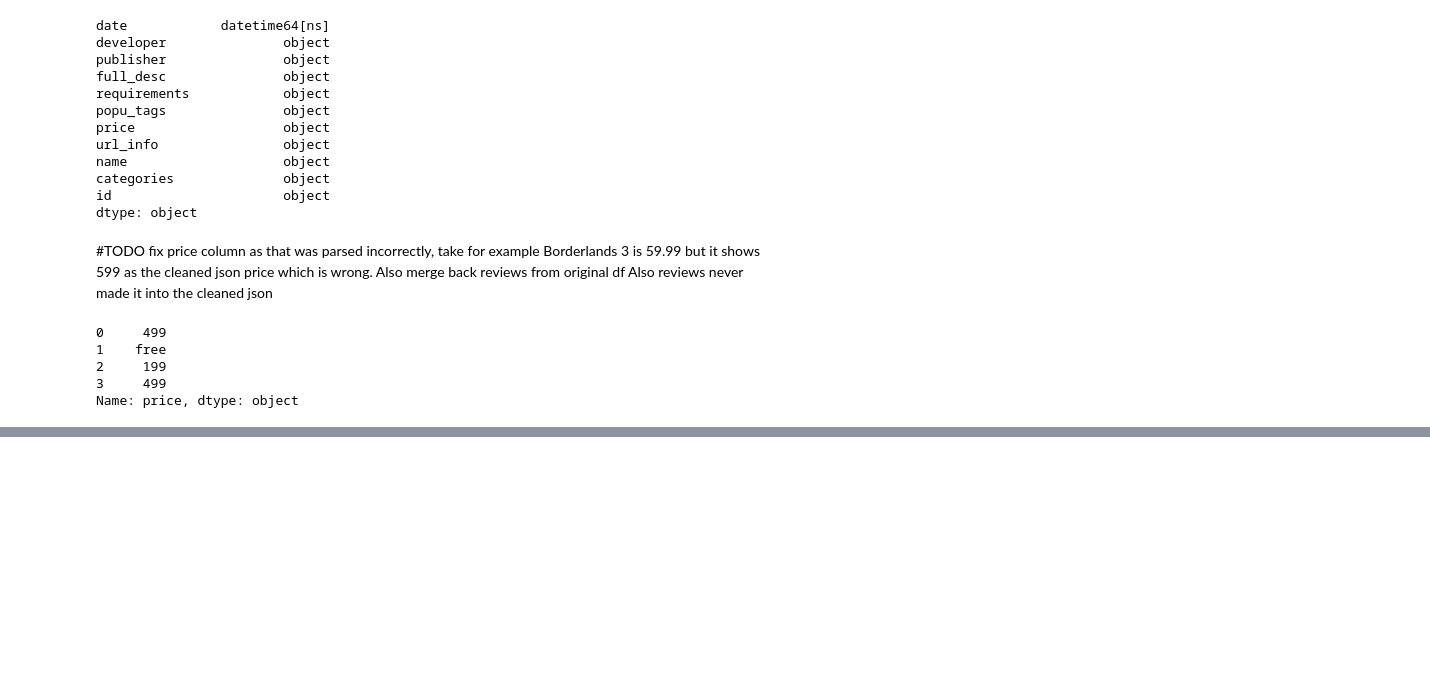
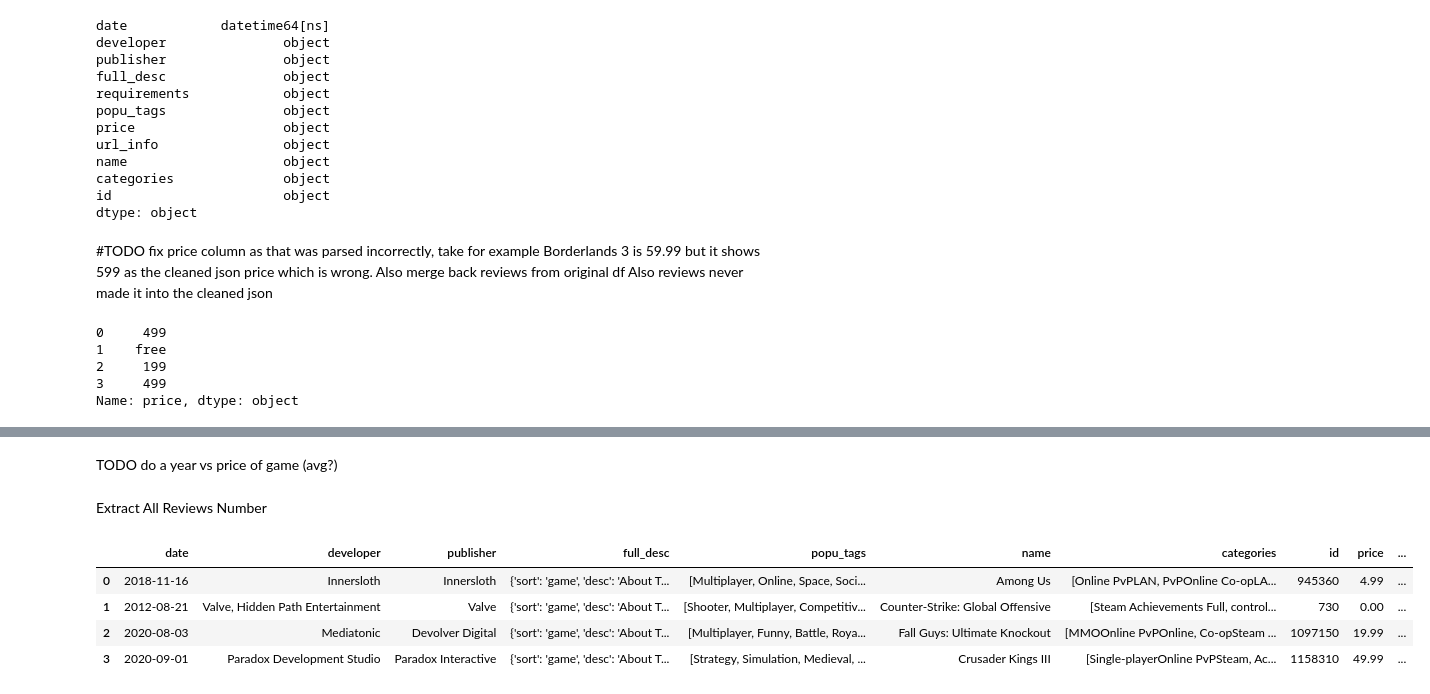
Before and after one commit to hypothetical-lemon/COMP4448, a Jupyter notebook: final_project.ipynb, the cells around one changed output, grey strips where cells are left out. Cells and saved outputs as stored; diff of their text form; code cells hidden in the pictures; blank space fills up the shorter version.

Commit message:
splice out user reviews

```diff
--- a/final_project.ipynb
+++ b/final_project.ipynb
@@ -270,3 +276,6 @@ clean_df.head(3)
 | 0 | 2018-11-16 | Innersloth | Innersloth | {'sort': 'game', 'desc': 'About T... | [Multiplayer, Online, Space, Soci... | Among Us | [Online PvPLAN, PvPOnline Co-opLA... | 945360 | 4.99 | ... |
 | 1 | 2012-08-21 | Valve, Hidden Path Entertainment | Valve | {'sort': 'game', 'desc': 'About T... | [Shooter, Multiplayer, Competitiv... | Counter-Strike: Global Offensive | [Steam Achievements Full, control... | 730 | 0.00 | ... |
 | 2 | 2020-08-03 | Mediatonic | Devolver Digital | {'sort': 'game', 'desc': 'About T... | [Multiplayer, Funny, Battle, Roya... | Fall Guys: Ultimate Knockout | [MMOOnline PvPOnline, Co-opSteam ... | 1097150 | 19.99 | ... |
+# %%
+clean_df.drop_duplicates(subset=['id'], inplace=True)
+clean_df.dropna(inplace=True)
@@ -272,0 +304,23 @@ clean_df.head(3)
+# %% [markdown]
+TODO do a year vs price of game (avg?)
+# %% [markdown]
+Extract All Reviews Number
+# %%
+def getreviewtotal(x):
+    result = re.search(pattern=r'^.*\((.*)\)-.*$', string=x)
+    if result is not None:
+        return result.group(1).replace(",", "")
+    else:
+        return None
+
+clean_df['all_review_total'] = clean_df['all_reviews'].apply(lambda x: getreviewtotal(x))
+clean_df['user_review_total'] = clean_df['user_reviews'].apply(lambda x: getreviewtotal(x))
+clean_df['all_review_total'].astype('float64')
+clean_df['user_review_total'].astype('float64')
+clean_df.head(4)
+# %% [output]
+|  | date | developer | publisher | full_desc | popu_tags | name | categories | id | price | ... |
+| 0 | 2018-11-16 | Innersloth | Innersloth | {'sort': 'game', 'desc': 'About T... | [Multiplayer, Online, Space, Soci... | Among Us | [Online PvPLAN, PvPOnline Co-opLA... | 945360 | 4.99 | ... |
+| 1 | 2012-08-21 | Valve, Hidden Path Entertainment | Valve | {'sort': 'game', 'desc': 'About T... | [Shooter, Multiplayer, Competitiv... | Counter-Strike: Global Offensive | [Steam Achievements Full, control... | 730 | 0.00 | ... |
+| 2 | 2020-08-03 | Mediatonic | Devolver Digital | {'sort': 'game', 'desc': 'About T... | [Multiplayer, Funny, Battle, Roya... | Fall Guys: Ultimate Knockout | [MMOOnline PvPOnline, Co-opSteam ... | 1097150 | 19.99 | ... |
+| 3 | 2020-09-01 | Paradox Development Studio | Paradox Interactive | {'sort': 'game', 'desc': 'About T... | [Strategy, Simulation, Medieval, ... | Crusader Kings III | [Single-playerOnline PvPSteam, Ac... | 1158310 | 49.99 | ... |
```
Also changed, not shown: parts of 15 cells of this notebook.
